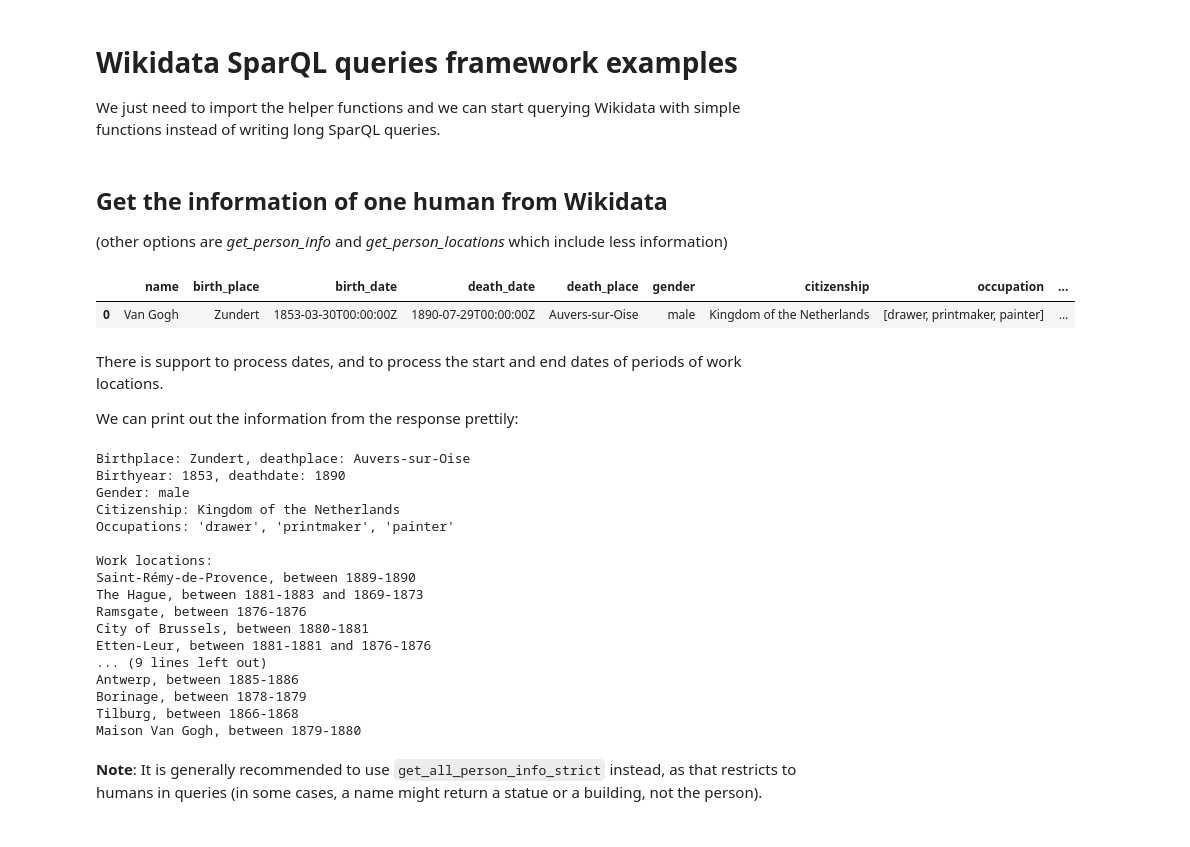
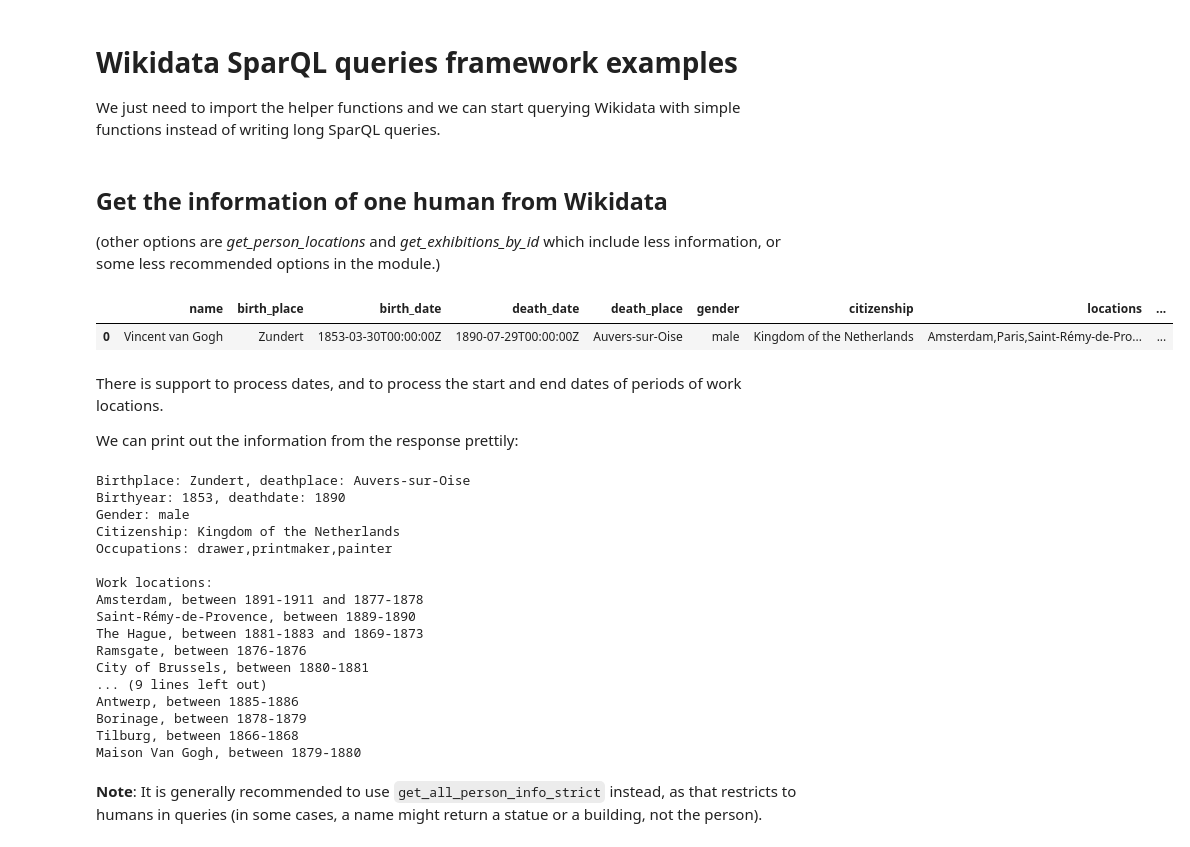
Before and after one commit to me9hanics/wikidata-SparQL-data-collection, a Jupyter notebook: examples.ipynb, the cells around one changed output. Saved outputs shown, nothing was run; the diff lists cells and outputs as text; code cells hidden in the pictures.

```diff
--- a/examples.ipynb
+++ b/examples.ipynb
@@ -7,14 +7,14 @@ import functions as f
 # %% [markdown]
 ## Get the information of one human from Wikidata
 
-(other options are *get_person_info* and *get_person_locations* which include less information)
+(other options are *get_person_locations* and *get_exhibitions_by_id* which include less information, or some less recommended options in the module.)
 # %%
-van_gogh_response = f.get_all_person_info("Van Gogh")
+van_gogh_response = f.get_all_person_info_strict("Vincent van Gogh")
 df = f.results_dataframe(van_gogh_response)
 df
 # %% [output]
-|  | name | birth_place | birth_date | death_date | death_place | gender | citizenship | occupation | ... |
-| 0 | Van Gogh | Zundert | 1853-03-30T00:00:00Z | 1890-07-29T00:00:00Z | Auvers-sur-Oise | male | Kingdom of the Netherlands | [drawer, printmaker, painter] | ... |
+|  | name | birth_place | birth_date | death_date | death_place | gender | citizenship | locations | ... |
+| 0 | Vincent van Gogh | Zundert | 1853-03-30T00:00:00Z | 1890-07-29T00:00:00Z | Auvers-sur-Oise | male | Kingdom of the Netherlands | Amsterdam,Paris,Saint-Rémy-de-Pro... | ... |
 # %% [markdown]
 There is support to process dates, and to process the start and end dates of periods of work locations.
 
@@ -25,24 +25,23 @@ print(f"Birthyear: {f.find_year(van_gogh_response['birth_date'])}, deathdate: {f
 print(f"Gender: {van_gogh_response['gender']}\nCitizenship: {van_gogh_response['citizenship']}\nOccupations: {str(van_gogh_response['occupation']).strip('[]')}")
 print(); print("Work locations:")
 
-places_str = f.get_places_with_years_from_response(van_gogh_response)
-places_list = f.stringlist_to_list(places_str)
-for place in places_list:
-    name,period = place.replace(","," and ").split(":")
+places = f.get_places_with_years_from_response(van_gogh_response, return_type="list") #Can also use string return, and use stringlist_to_list() to convert to list
+for place in places:
+    name,period = place.replace(",", " and ").split(":")
     print(f"{name}, between {period}")
 # %% [output]
 Birthplace: Zundert, deathplace: Auvers-sur-Oise
 Birthyear: 1853, deathdate: 1890
 Gender: male
 Citizenship: Kingdom of the Netherlands
-Occupations: 'drawer', 'printmaker', 'painter'
+Occupations: drawer,printmaker,painter
 
 Work locations:
+Amsterdam, between 1891-1911 and 1877-1878
 Saint-Rémy-de-Provence, between 1889-1890
 The Hague, between 1881-1883 and 1869-1873
 Ramsgate, between 1876-1876
 City of Brussels, between 1880-1881
-Etten-Leur, between 1881-1881 and 1876-1876
 ... (9 lines left out)
 Antwerp, between 1885-1886
 Borinage, between 1878-1879
```
Also changed, not shown: parts of 7 cells of this notebook.
